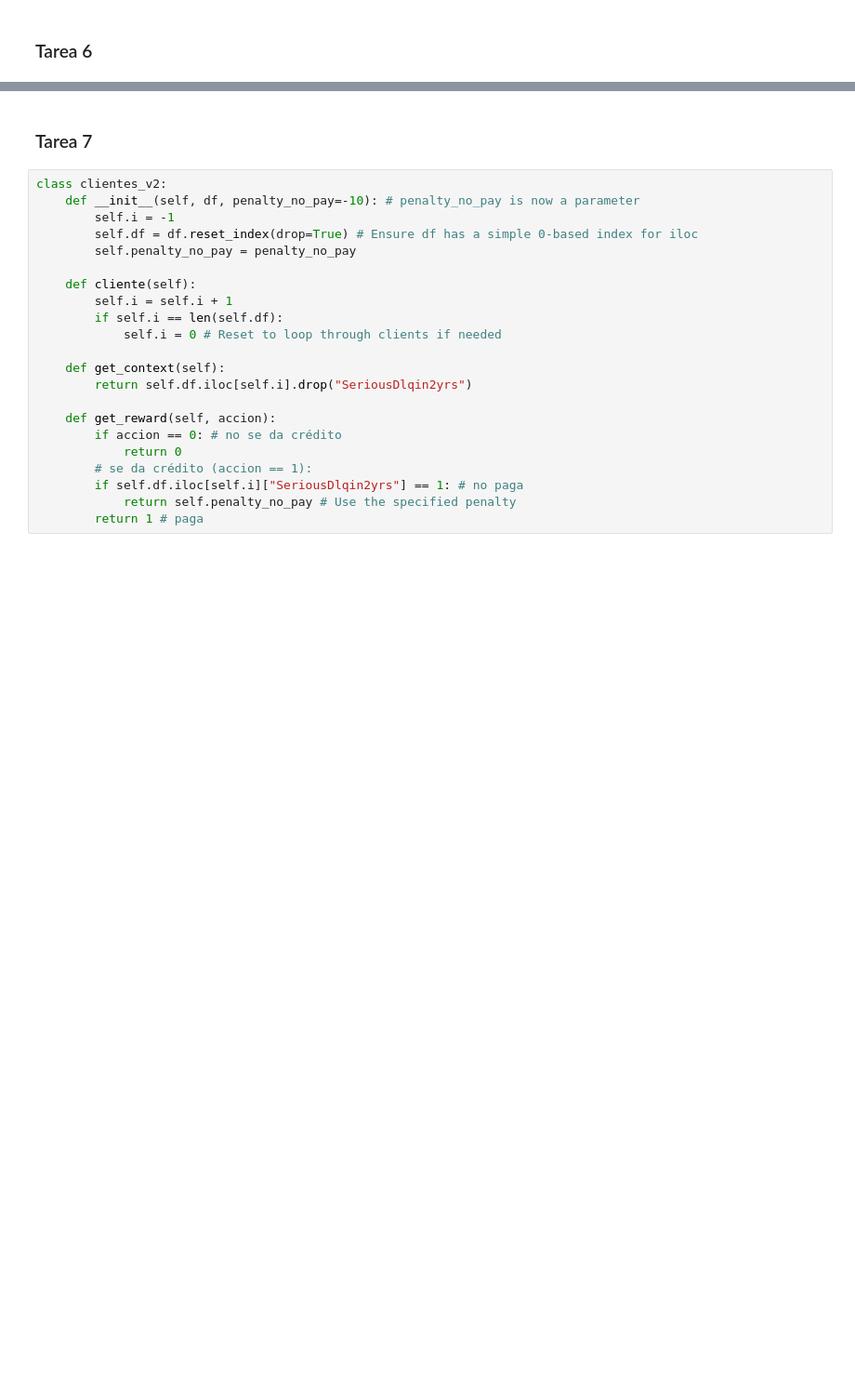
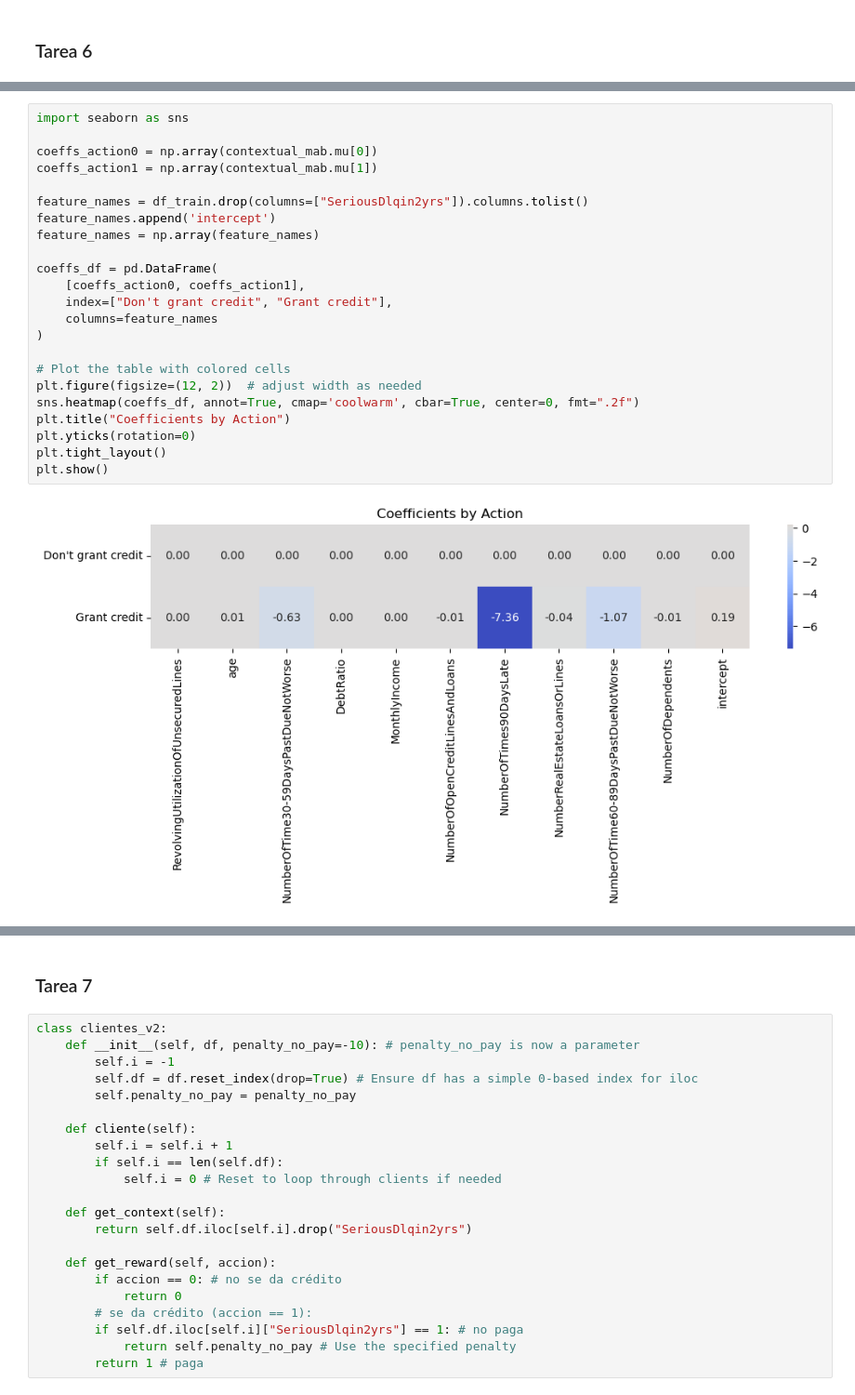
Before and after one commit to RafaDom02/AR, a Jupyter notebook: P2/práctica_2.ipynb, the cells around one changed output, grey strips where cells are left out. Shown at 93% size. Saved outputs shown, nothing was run; the diff lists cells and outputs as text; blank space fills up the shorter version.

```diff
--- a/P2/práctica_2.ipynb
+++ b/P2/práctica_2.ipynb
@@ -770,0 +708,25 @@ else:
+# %%
+import seaborn as sns
+
+coeffs_action0 = np.array(contextual_mab.mu[0])
+coeffs_action1 = np.array(contextual_mab.mu[1])
+
+feature_names = df_train.drop(columns=["SeriousDlqin2yrs"]).columns.tolist()
+feature_names.append('intercept')
+feature_names = np.array(feature_names)
+
+coeffs_df = pd.DataFrame(
+    [coeffs_action0, coeffs_action1],
+    index=["Don't grant credit", "Grant credit"],
+    columns=feature_names
+)
+
+# Plot the table with colored cells
+plt.figure(figsize=(12, 2))  # adjust width as needed
+sns.heatmap(coeffs_df, annot=True, cmap='coolwarm', cbar=True, center=0, fmt=".2f")
+plt.title("Coefficients by Action")
+plt.yticks(rotation=0)
+plt.tight_layout()
+plt.show()
+# %% [output]
+[figure, added]
```
Also changed, not shown: parts of 7 cells of this notebook.
